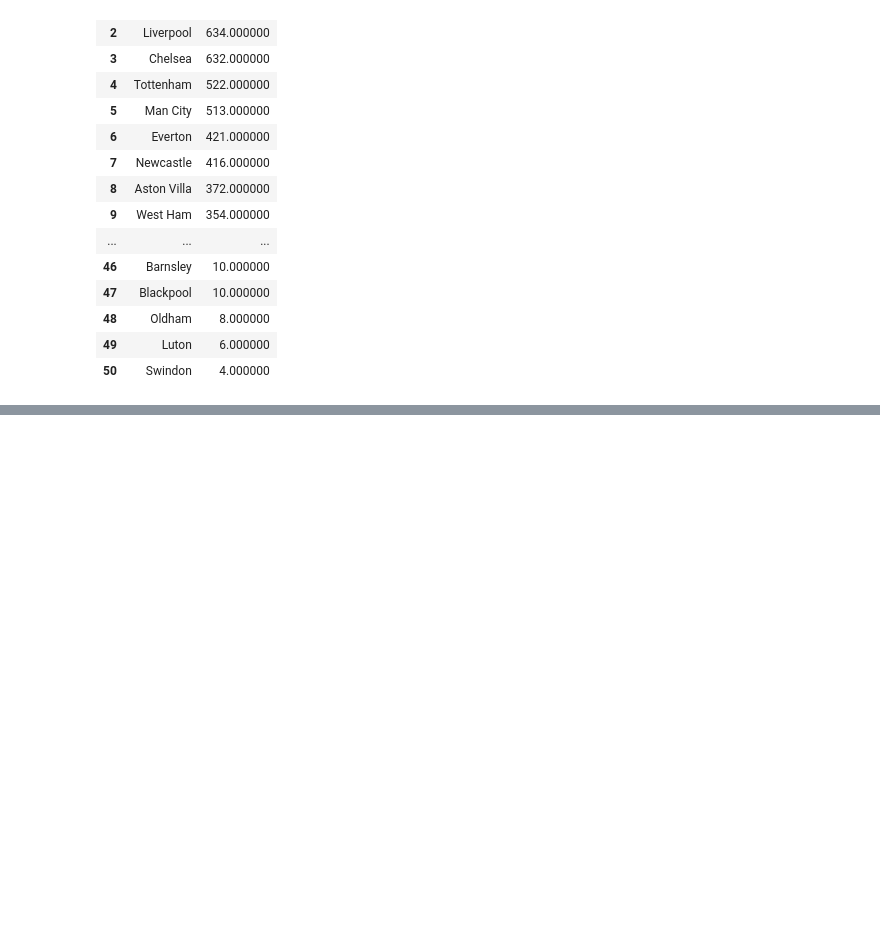
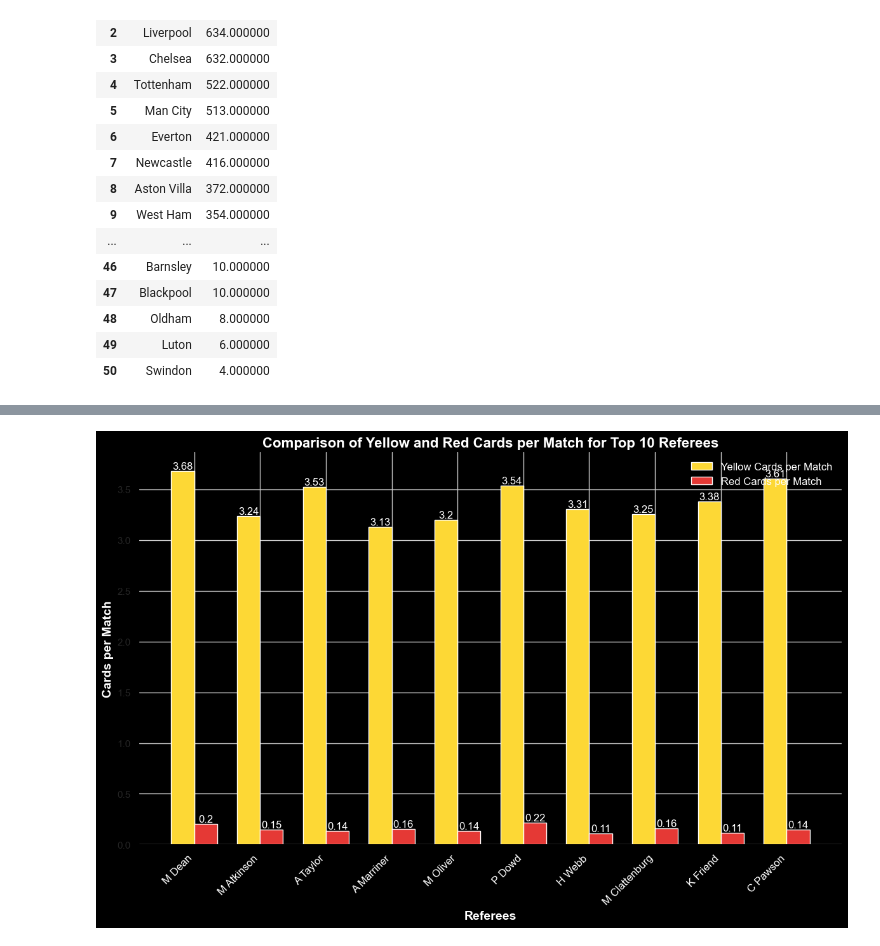
Before and after one commit to Levy212/PremierLeagueAnalysis, a Jupyter notebook: Untitled.ipynb, the cells around one changed output, grey strips where cells are left out. Cells and saved outputs as stored; diff of their text form; code cells hidden in the pictures; blank space fills up the shorter version.

Commit message:
comparison referees

```diff
--- a/Untitled.ipynb
+++ b/Untitled.ipynb
@@ -55,0 +110,35 @@ total_wins.reset_index().style.background_gradient(cmap="CMRmap_r")
+# %%
+bar_width = 0.35
+index = np.arange(len(arbitres))
+
+sns.set(style="whitegrid")
+
+fig, ax = plt.subplots(figsize=(12, 8))
+fig.patch.set_facecolor('black')
+ax.set_facecolor('black')
+
+yellow_bars = ax.bar(index, yellow_cards, bar_width, label='Yellow Cards per Match', color='#fdd835', edgecolor='white')
+red_bars = ax.bar(index + bar_width, red_cards, bar_width, label='Red Cards per Match', color='#e53935', edgecolor='white')
+
+for bar in yellow_bars:
+    yval = bar.get_height()
+    ax.text(bar.get_x() + bar.get_width() / 2, yval, round(yval, 2), va='bottom', ha='center', color='white', fontsize=12)
+
+for bar in red_bars:
+    yval = bar.get_height()
+    ax.text(bar.get_x() + bar.get_width() / 2, yval, round(yval, 2), va='bottom', ha='center', color='white', fontsize=12)
+
+ax.set_xlabel('Referees', fontsize=14, fontweight='bold', color='white')
+ax.set_ylabel('Cards per Match', fontsize=14, fontweight='bold', color='white')
+ax.set_title('Comparison of Yellow and Red Cards per Match for Top 10 Referees', fontsize=16, fontweight='bold', color='white')
+ax.set_xticks(index + bar_width / 2)
+ax.set_xticklabels(arbitres, rotation=45, ha='right', fontsize=12, color='white')
+
+ax.legend(fontsize=12, facecolor='black', edgecolor='white', loc='upper right', frameon=False, labelcolor='white')
+
+sns.despine(left=True, bottom=True)
+
+plt.tight_layout()
+plt.show()
+# %% [output]
+[figure, added]
```
Also changed, not shown: parts of 4 cells of this notebook.
